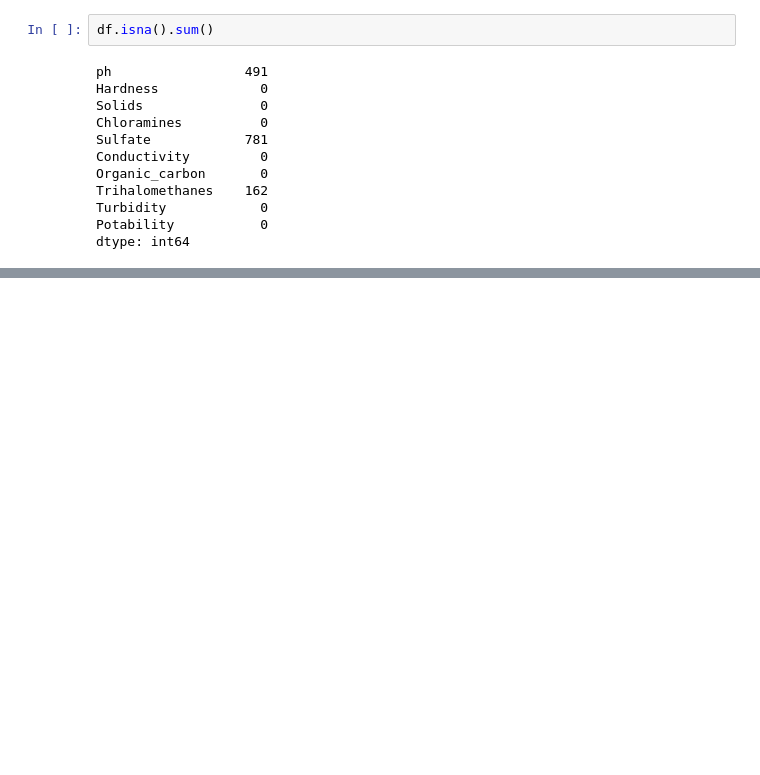
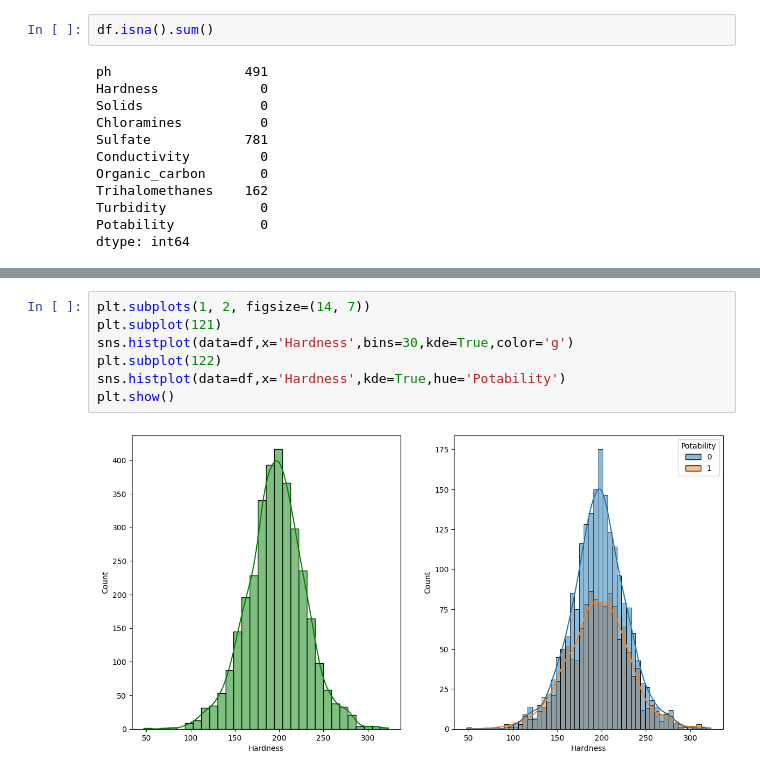
Before and after one commit to sebisamuel20/water_potability, a Jupyter notebook: notebook/data/EDA.ipynb, the cells around one changed output, grey strips where cells are left out. Drawn from its saved outputs; the diff is of its cells as text; blank space fills up the shorter version.

```diff
--- a/notebook/data/EDA.ipynb
+++ b/notebook/data/EDA.ipynb
@@ -109,0 +255,9 @@ dtype: int64
+# %%
+plt.subplots(1, 2, figsize=(14, 7))
+plt.subplot(121)
+sns.histplot(data=df,x='Hardness',bins=30,kde=True,color='g')
+plt.subplot(122)
+sns.histplot(data=df,x='Hardness',kde=True,hue='Potability')
+plt.show()
+# %% [output]
+[figure, added]
```
Also changed, not shown: parts of 36 cells of this notebook.
